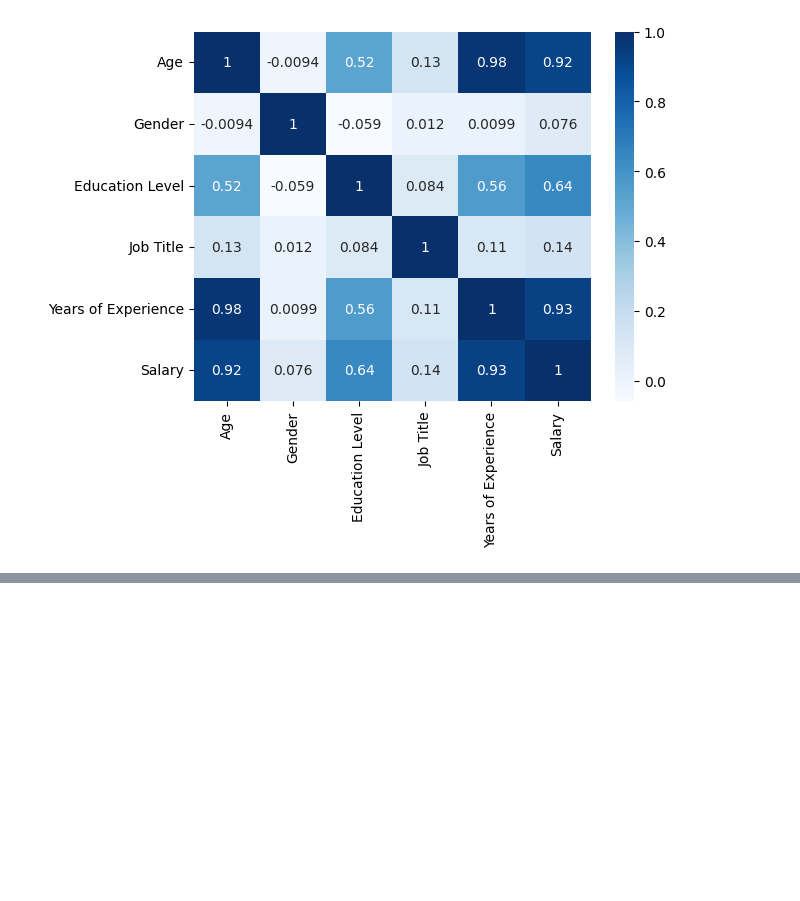
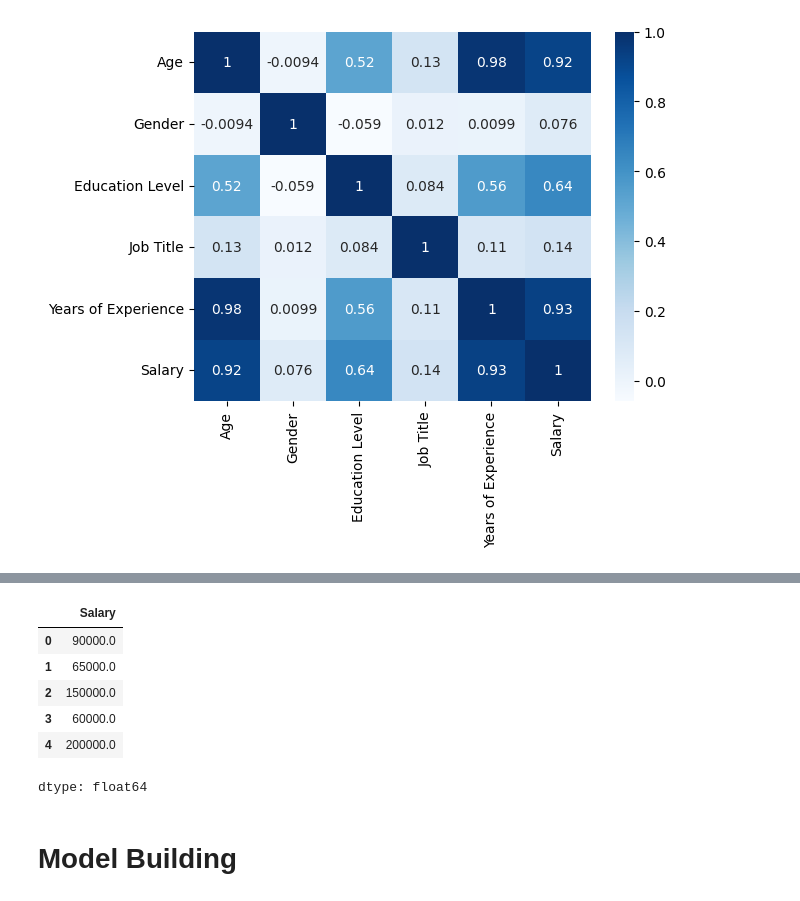
Before and after one commit to aryancodes12/Advance-Machine-Learning, a Jupyter notebook: salary_predictor.ipynb, the cells around one changed output, grey strips where cells are left out. Cells and saved outputs as stored; diff of their text form; code cells hidden in the pictures; blank space fills up the shorter version.

```diff
--- a/salary_predictor.ipynb
+++ b/salary_predictor.ipynb
@@ -388,0 +404,10 @@ plt.show()
+# %%
+y.head()
+# %% [output]
+|  | Salary |
+| 0 | 90000.0 |
+| 1 | 65000.0 |
+| 2 | 150000.0 |
+| 3 | 60000.0 |
+| 4 | 200000.0 |
+dtype: float64
@@ -388,0 +419,2 @@ plt.show()
+# %% [markdown]
+# Model Building
```
Also changed, not shown: parts of 5 cells of this notebook.
